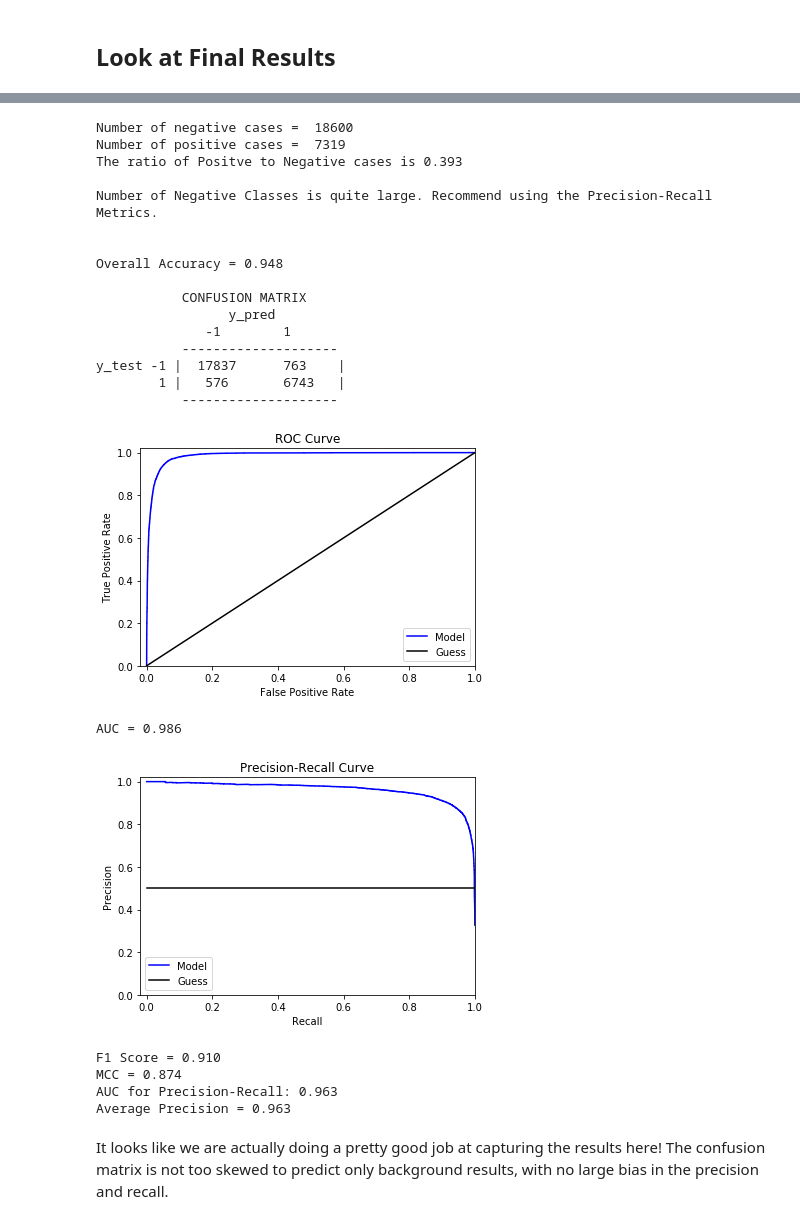
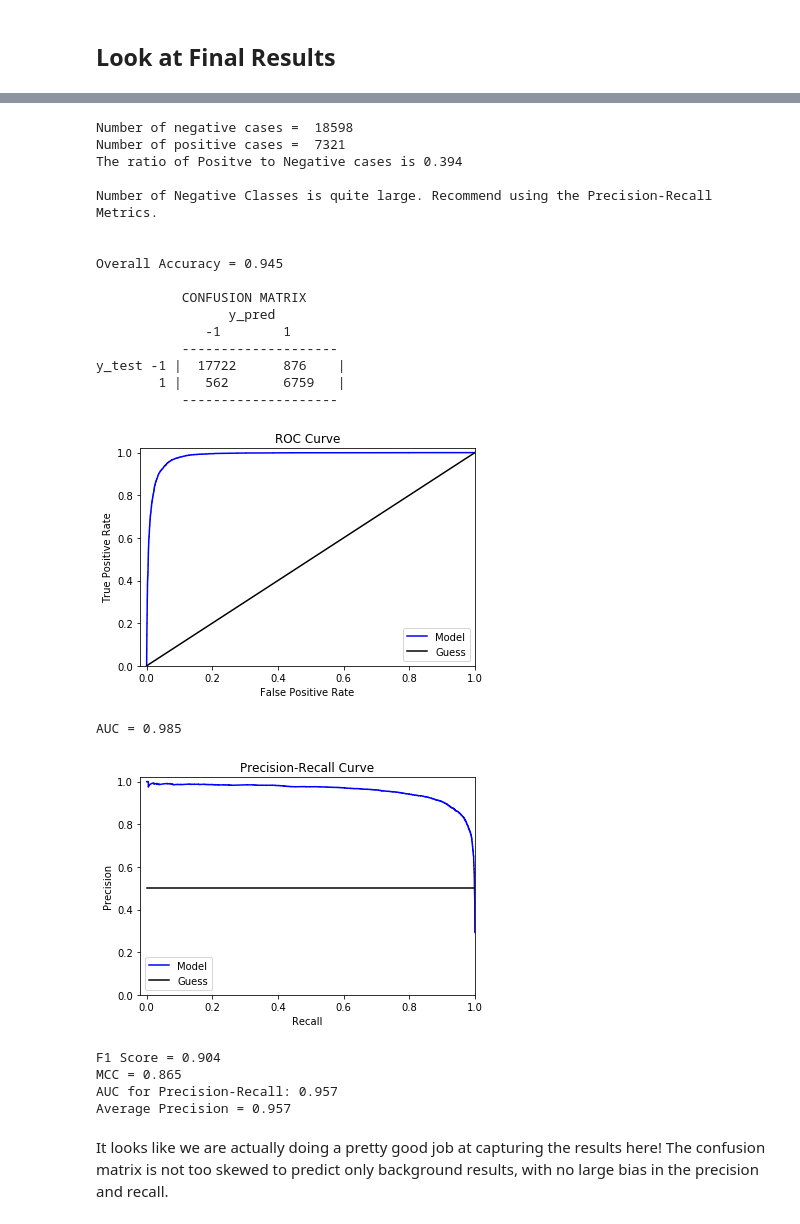
Before and after one commit to lindsay-forestell/MiniProjects, a Jupyter notebook: MiniBoone/miniboone.ipynb, the cells around one changed output, grey strips where cells are left out. Drawn from its saved outputs; the diff is of its cells as text; code cells hidden in the pictures.

```diff
--- a/MiniBoone/miniboone.ipynb
+++ b/MiniBoone/miniboone.ipynb
@@ -562,0 +724,27 @@ It looks like the batch normalization does the best job, so let's look closer at
+# %%
+# Use best parameters to make final model
+
+
+# Batchnorm - build appropriate size
+modules = []
+modules.append(nn.Linear(n_features,best_n_hidden_size))
+modules.append(nn.BatchNorm1d(best_n_hidden_size))
+modules.append(nn.ReLU())
+
+for ii in range(best_n_hidden-1):
+    modules.append(nn.Linear(best_n_hidden_size,best_n_hidden_size))
+    modules.append(nn.BatchNorm1d(best_n_hidden_size))
+    modules.append(nn.ReLU())
+
+modules.append(nn.Linear(best_n_hidden_size,2))
+
+model = nn.Sequential(*modules)
+
+# optimizer
+optimizer = torch.optim.Adam(model.parameters(), lr=best_learning_rate)
+
+# criterion
+criterion = torch.nn.CrossEntropyLoss()
+
+# train model
+results = train(model,criterion,train_loader, test_loader, optimizer, epochs=best_n_epochs, print_flag=1)
@@ -565,41 +776,41 @@ It looks like the batch normalization does the best job, so let's look closer at
 # %%
 # Look at some 2 Class Accuracy Metrics
-model = modelBatchNorm
+model = model
 model.eval()
 yprob = model(test_set.x)
 yprob1 = yprob.data.numpy()
 yprob1 = np.exp(yprob1)/np.sum(np.exp(yprob1),axis=1).reshape(-1,1)
 yprob1 = yprob1[:,1]
 _,ypred = torch.max(yprob,1)
 ypred = ypred.data.numpy()
 ytest = test_set.y.type(torch.FloatTensor).data.numpy()
 
 metrics = ModelMetrics(ytest,ypred,yprob1)
 metrics.all_metrics()
 # %% [output]
-Number of negative cases =  18600
-Number of positive cases =  7319
-The ratio of Positve to Negative cases is 0.393
+Number of negative cases =  18598
+Number of positive cases =  7321
+The ratio of Positve to Negative cases is 0.394
 
 Number of Negative Classes is quite large. Recommend using the Precision-Recall Metrics.
 
 
-Overall Accuracy = 0.948
+Overall Accuracy = 0.945
 
            CONFUSION MATRIX
                  y_pred
               -1        1
            --------------------
-y_test -1 |  17837      763    |
-        1 |   576       6743   |
+y_test -1 |  17722      876    |
+        1 |   562       6759   |
            --------------------
 [figure]
-AUC = 0.986
+AUC = 0.985
-[figure, old version]
+[figure, new version]
-F1 Score = 0.910
-MCC = 0.874
-AUC for Precision-Recall: 0.963
-Average Precision = 0.963
+F1 Score = 0.904
+MCC = 0.865
+AUC for Precision-Recall: 0.957
+Average Precision = 0.957
 # %% [markdown]
 It looks like we are actually doing a pretty good job at capturing the results here! The confusion matrix is not too skewed to predict only background results, with no large bias in the precision and recall.
 # %%
```
Also changed, not shown: parts of 14 cells of this notebook.
